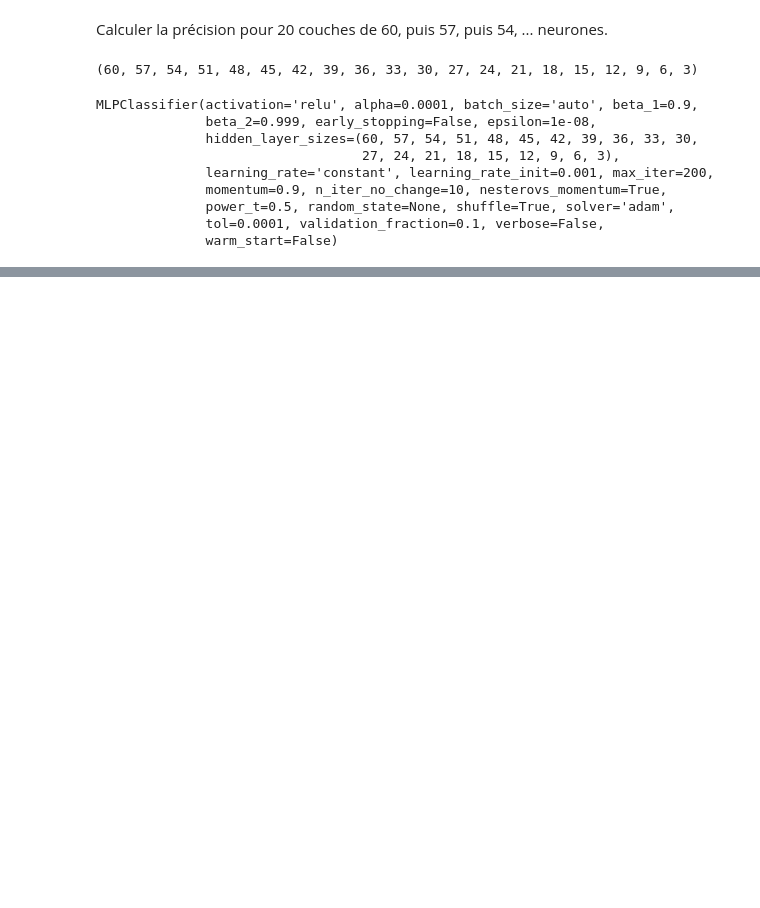
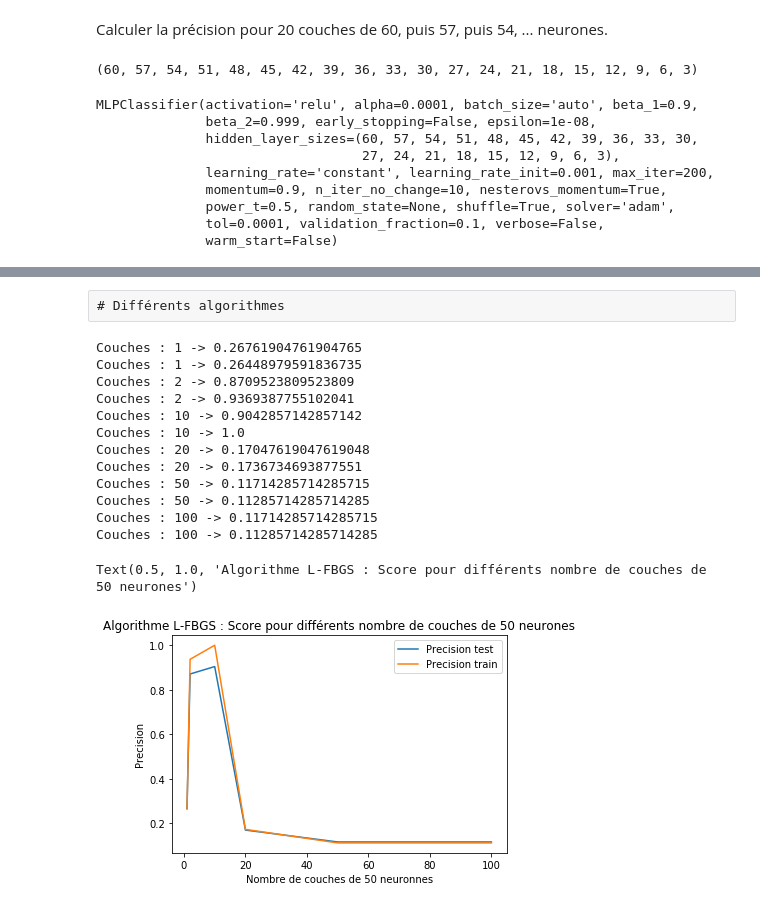
Before and after one commit to pierremrg/apprentissage, a Jupyter notebook: TP2.ipynb, the cells around one changed output, grey strips where cells are left out. Cells and saved outputs as stored; diff of their text form; code cells hidden in the pictures; blank space fills up the shorter version.

```diff
--- a/TP2.ipynb
+++ b/TP2.ipynb
@@ -210,0 +260,44 @@ print(score_train)
+# %% [raw]
+# Différents algorithmes
+# %%
+couche = (50,)
+scores_couches_test = []
+scores_couches_train = []
+
+nb_couches = [1, 2, 10, 20, 50, 100]
+
+for i in nb_couches:
+    clf = MLPClassifier(hidden_layer_sizes=(couche*i), solver='lbfgs')
+    clf.fit(xtrain, ytrain)
+
+    score_test = clf.score(xtest, ytest)
+    scores_couches_test.append(score_test)
+
+    score_train = clf.score(xtrain, ytrain)
+    scores_couches_train.append(score_train)
+
+    print("Couches : " + str(i) + " -> " + str(score_test))
+    print("Couches : " + str(i) + " -> " + str(score_train))
+
+plt.plot([x for x in nb_couches], scores_couches_test)
+plt.plot([x for x in nb_couches], scores_couches_train)
+
+plt.legend(['Precision test', 'Precision train'], loc='upper right')
+plt.xlabel("Nombre de couches de 50 neuronnes")
+plt.ylabel("Precision")
+plt.title("Algorithme L-FBGS : Score pour différents nombre de couches de 50 neurones")
+# %% [output]
+Couches : 1 -> 0.26761904761904765
+Couches : 1 -> 0.26448979591836735
+Couches : 2 -> 0.8709523809523809
+Couches : 2 -> 0.9369387755102041
+Couches : 10 -> 0.9042857142857142
+Couches : 10 -> 1.0
+Couches : 20 -> 0.17047619047619048
+Couches : 20 -> 0.1736734693877551
+Couches : 50 -> 0.11714285714285715
+Couches : 50 -> 0.11285714285714285
+Couches : 100 -> 0.11714285714285715
+Couches : 100 -> 0.11285714285714285
+Text(0.5, 1.0, 'Algorithme L-FBGS : Score pour différents nombre de couches de 50 neurones')
+[figure, added]
```
Also changed, not shown: parts of 14 cells of this notebook.
